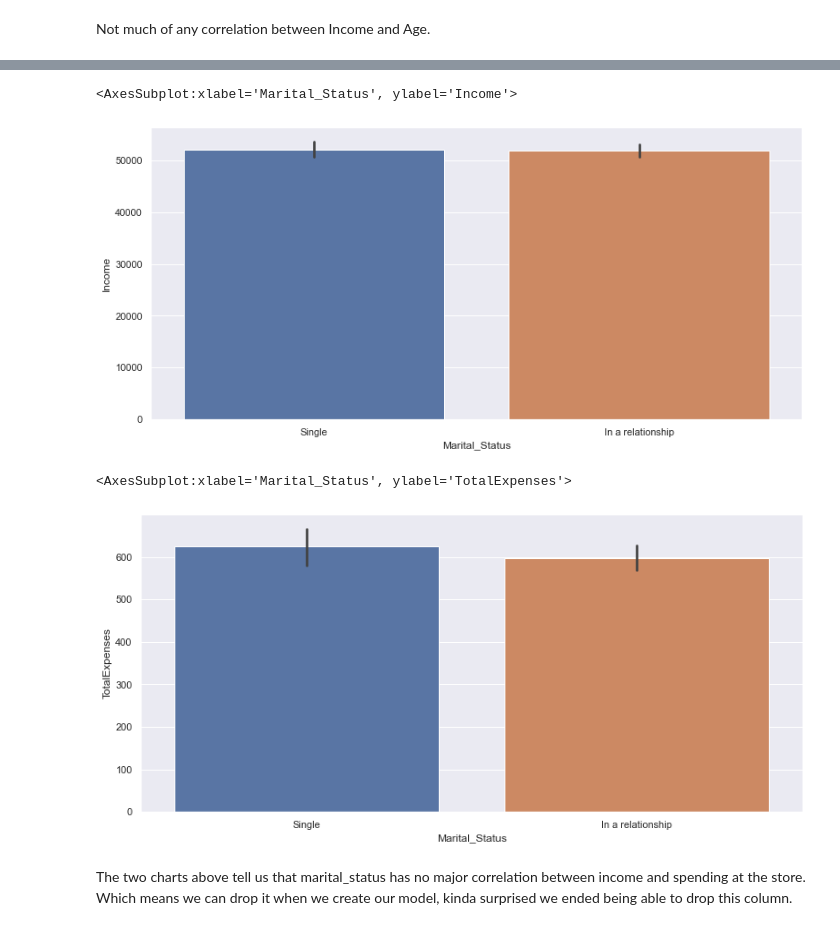
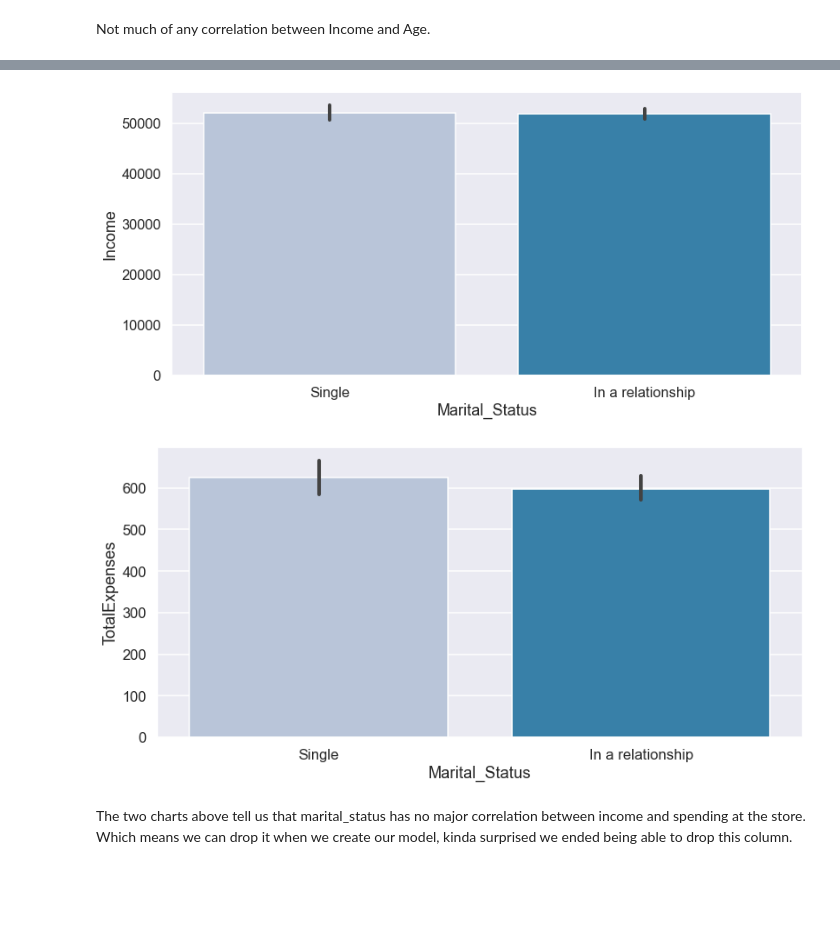
Before and after one commit to ITguy2018/ClusterAnalysis, a Jupyter notebook: Marketing_Campaign.ipynb, the cells around one changed output, grey strips where cells are left out. Drawn from its saved outputs; the diff is of its cells as text; code cells hidden in the pictures; blank space fills up the shorter version.

```diff
--- a/Marketing_Campaign.ipynb
+++ b/Marketing_Campaign.ipynb
@@ -457,6 +497,7 @@ df.corr()
 | TotalExpenses | -0.014327 | 0.792740 | -0.557949 | -0.137964 | 0.020479 | 0.892996 | 0.612129 | 0.845543 | 0.641884 | 0.606652 | 0.527101 | ... |
 # %%
 plt.figure(figsize=(12,12))
+sns.set_context('talk')
 #cmap = sns.light_palette('green')
 
 mask = np.zeros_like(correlations, dtype = np.bool)
@@ -481,6 +522,7 @@ Another correlation is Meats to total expenses, not surprised as meat cost alot
 # %% [markdown]
 ### Visualizing of data
 # %%
+sns.set_context('talk')
 plt.figure(figsize=(13,6))
 sns.countplot(x='Marital_Status',hue='Education', data=df)
 
@@ -491,5 +533,6 @@ Countplot of Married_Statues with a hue of Education
 # %%
 # Scatter plot with Age and Income, hue of relationship status
+sns.set_context('talk')
 plt.figure(figsize=(13,6))
 ax = sns.scatterplot(data=df, x='Age', y='Income', hue='Marital_Status')
 # %% [output]
@@ -497,2 +540,8 @@ ax = sns.scatterplot(data=df, x='Age', y='Income', hue='Marital_Status')
 # %% [markdown]
 Not much of any correlation between Income and Age.
+# %%
+# Countplot of Single or In a relationship
+sns.set_context('talk')
+plt.figure(figsize=(13,6))
+sns.countplot(x='Marital_Status',data=df, palette='PuBu')
+plt.show()
@@ -499,17 +550,19 @@ Not much of any correlation between Income and Age.
 # %%
 # Barplot to represent income to martial status
+sns.set_context('talk')
 plt.figure(figsize=(13,6))
-sns.barplot(x='Marital_Status', y='Income', data=df)
+sns.barplot(x='Marital_Status', y='Income', data=df, palette='PuBu')
+plt.show()
 # %% [output]
-<AxesSubplot:xlabel='Marital_Status', ylabel='Income'>
-[figure, old version]
+[figure, new version]
 # %%
 # Barplot to represent marital_status to totalexpenses
+sns.set_context('talk')
 plt.figure(figsize=(13,6))
-sns.barplot(x='Marital_Status', y='TotalExpenses', data=df)
+sns.barplot(x='Marital_Status', y='TotalExpenses', data=df, palette='PuBu')
+plt.show()
 # %% [output]
-<AxesSubplot:xlabel='Marital_Status', ylabel='TotalExpenses'>
-[figure, old version]
+[figure, new version]
 # %% [markdown]
 The two charts above tell us that marital_status has no major correlation between income and spending at the store. Which means we can drop it when we create our model, kinda surprised we ended being able to drop this column.
 # %%
```
Also changed, not shown: parts of 73 cells of this notebook.
